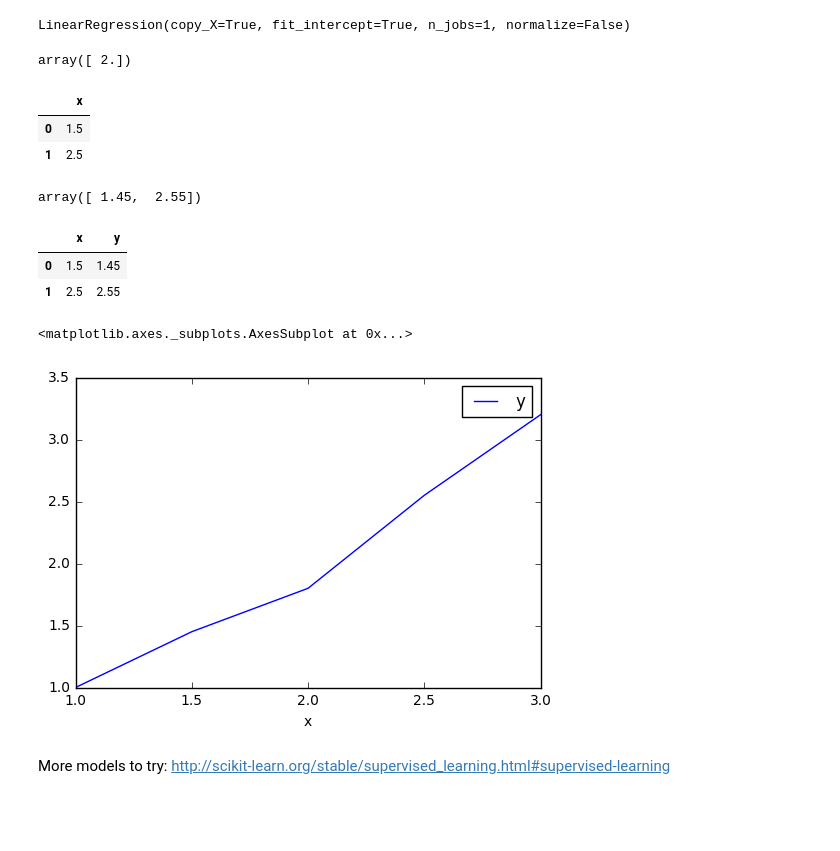
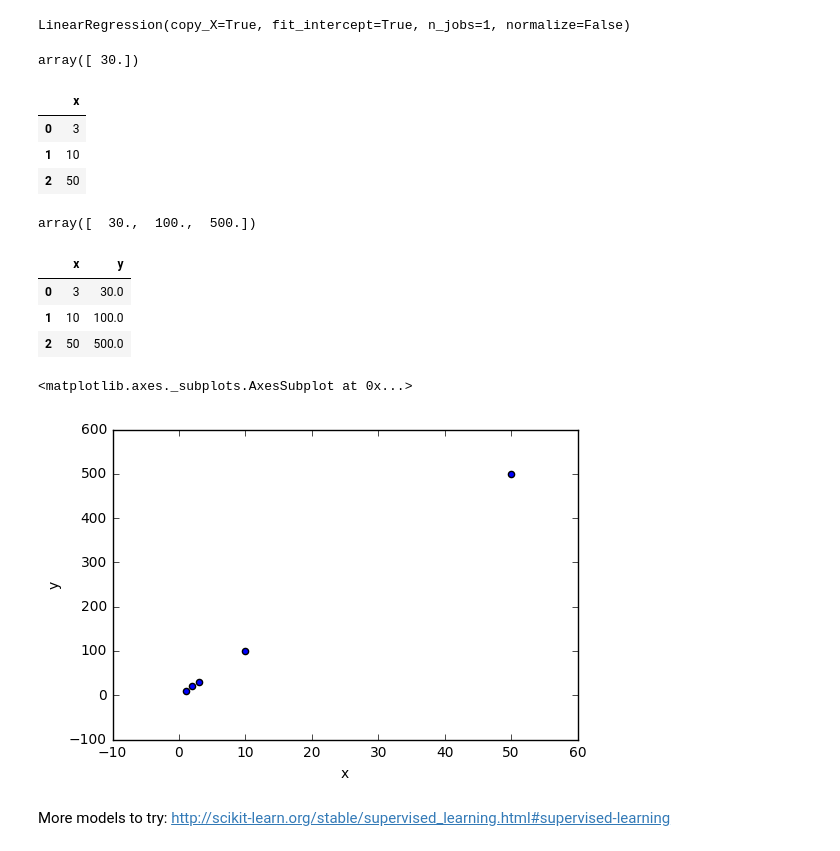
Before and after one commit to Nozdi/first-steps-with-pandas-workshop, a Jupyter notebook: first-steps-with-pandas-with-solutions.ipynb, the cells around one changed output. Drawn from its saved outputs; the diff is of its cells as text; code cells hidden in the pictures; blank space fills up the shorter version.

```diff
--- a/first-steps-with-pandas-with-solutions.ipynb
+++ b/first-steps-with-pandas-with-solutions.ipynb
@@ -1661,9 +1679,8 @@ array([   30.,  1000., 10000.])
 # %%
 train_df = pd.DataFrame([
-        (1, 1),
-        (2, 1.8),
-        (3, 3.2)
+        (1, 10),
+        (2, 20),
     ], columns=['x', 'y'])
 
-train_df.plot(x='x', y='y')
+train_df
 # %% [output]
@@ -1675,41 +1693,38 @@ clf.fit(train_df[['x']], train_df['y'])
 # %% [output]
 LinearRegression(copy_X=True, fit_intercept=True, n_jobs=1, normalize=False)
 # %%
-clf.predict([[2]])
+clf.predict([[3]])
 # %% [output]
-array([ 2.])
+array([ 30.])
 # %%
-test_df = pd.DataFrame([
-        (1.5),
-        (2.5),
-    ], columns=['x'])
-
+test_df = pd.DataFrame({'x': [3, 10, 50]})
 test_df
 # %% [output]
 |  | x |
-| 0 | 1.5 |
-| 1 | 2.5 |
+| 0 | 3 |
+| 1 | 10 |
+| 2 | 50 |
 # %%
 clf.predict(test_df[['x']])
 # %% [output]
-array([ 1.45,  2.55])
+array([  30.,  100.,  500.])
 # %%
 test_df['y'] = clf.predict(test_df[['x']])
 test_df
 # %% [output]
 |  | x | y |
-| 0 | 1.5 | 1.45 |
-| 1 | 2.5 | 2.55 |
+| 0 | 3 | 30.0 |
+| 1 | 10 | 100.0 |
+| 2 | 50 | 500.0 |
 # %%
 (
     train_df
     .append(test_df)
-    .sort_values('x')
-    .plot(x='x', y='y')
+    .plot(x='x', y='y', kind='scatter')
 )
 # %% [output]
 <matplotlib.axes._subplots.AxesSubplot at 0x...>
-[figure, old version]
+[figure, new version]
 # %% [markdown]
 More models to try: http://scikit-learn.org/stable/supervised_learning.html#supervised-learning
 # %% [markdown]
```
Also changed, not shown: parts of 9 cells of this notebook, 1 other file.
